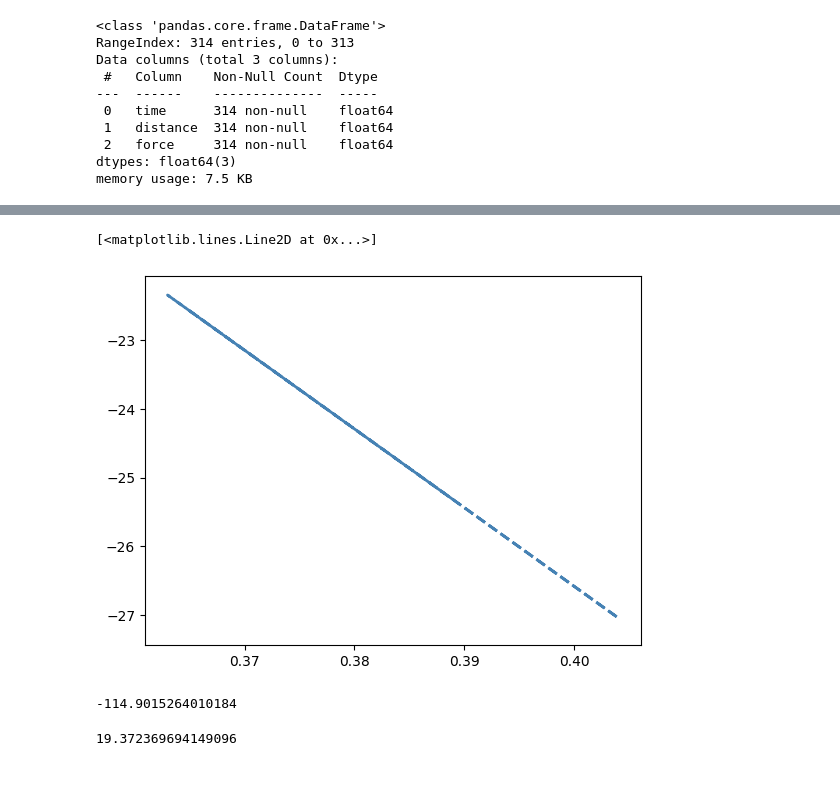
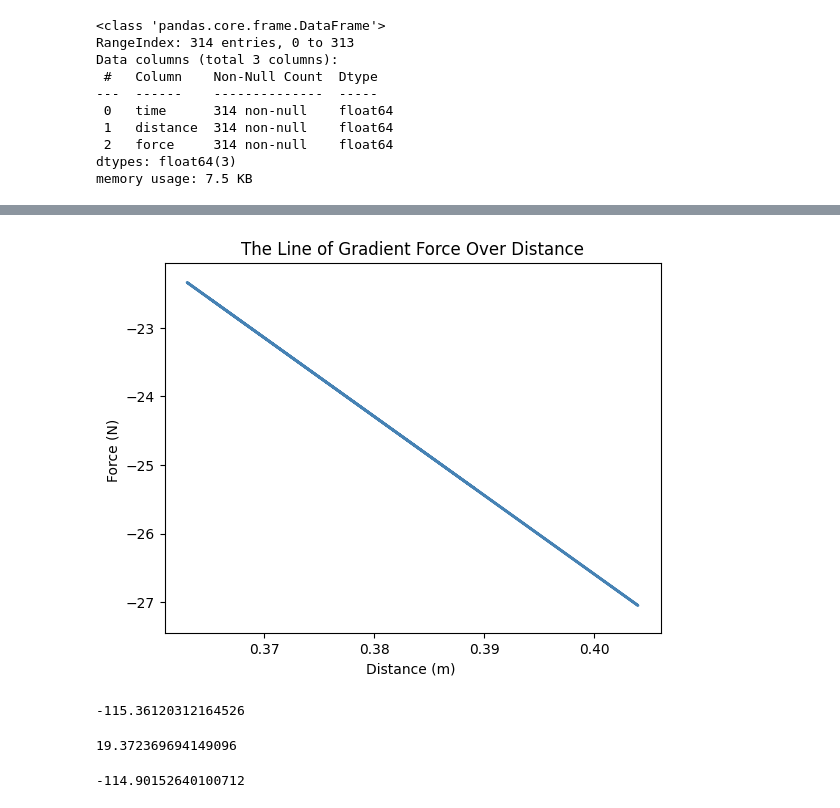
Before and after one commit to ClarkieUK/Data-Analysis, a Jupyter notebook: notebook.ipynb, the cells around one changed output, grey strips where cells are left out. Saved outputs shown, nothing was run; the diff lists cells and outputs as text; code cells hidden in the pictures; blank space fills up the shorter version.

```diff
--- a/notebook.ipynb
+++ b/notebook.ipynb
@@ -4,20 +4,9 @@ import numpy as np
 import matplotlib.pyplot as plt
 import math
 
-# L spring rest = 28.3
+data_path = "D:\\Tools\\VSC\\Code\\Data-Analysis-Pull\\Data-Analysis\\lab-smh-a-dataset1.csv"
 
-# L spring extended = 33.2
-
-#data_path = "C:\\tools\\TrackerExcel\\PendulumTest.csv"
-
-data_path = "C:\\tools\\TrackerExcel\\lab-smh-a-dataset1.csv"
-
-data_path2 = "C:\\tools\\TrackerExcel\\lab-smh-a-dataset2.csv"
-
-#data_path = "C:\\tools\\TrackerExcel\\PendulumTest2.csv"
-
-#data_path = "C:\\tools\\TrackerExcel\\PendulumTest3.csv"
-
+data_path2 = "D:\\Tools\\VSC\\Code\\Data-Analysis-Pull\\Data-Analysis\\lab-smh-a-dataset2.csv"
 
 data = pd.read_csv(data_path)
 
@@ -93,27 +89,39 @@ plt.show()
 # %%
 #define data
 y = data2['force']
 x = data2['distance']
 
 #find line of best fit
 a, b = np.polyfit(x, y, 1)
 
 #add points to plot
 plt.scatter(x, y, color='white')
 
+plt.xlabel("Distance (m) ")
+plt.ylabel("Force (N) ")
+
+plt.title("The Line of Gradient Force Over Distance")
+
 #add line of best fit to plot
-plt.plot(x, a*x+b, color='steelblue', linestyle='--', linewidth=2)
+plt.plot(x, a*x+b, color='steelblue', linestyle='-', linewidth=2)
 
+plt.savefig("bestfitline.png")
 #add fitted regression equation to plot
 #plt.text(1, 17, 'y = ' + '{:.2f}'.format(b) + ' + {:.2f}'.format(a) + 'x', size=14)
 # %% [output]
-[<matplotlib.lines.Line2D at 0x...>]
-[figure, old version]
+[figure, new version]
 # %%
 a
 # %% [output]
--114.9015264010184
+-115.36120312164526
 # %%
 b
 # %% [output]
 19.372369694149096
+# %%
+#y=mx+b
+gradient = ((np.mean(distance2) * np.mean(force2)) - np.mean(distance2*force2))/((np.mean(distance2))**(2)-(np.mean(distance2**(2))))
+
+gradient
+# %% [output]
+-114.90152640100712
```
Also changed, not shown: parts of 4 cells of this notebook, 2 other files.
